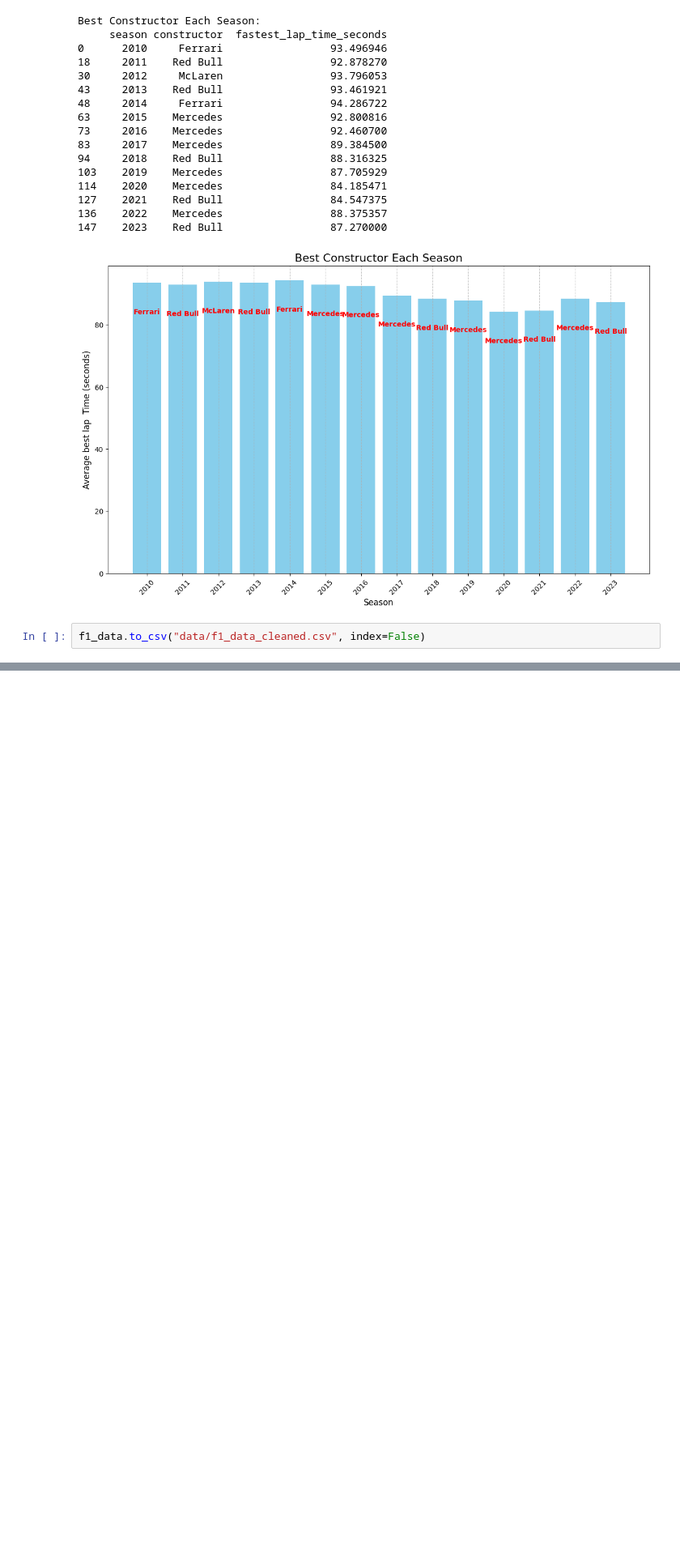
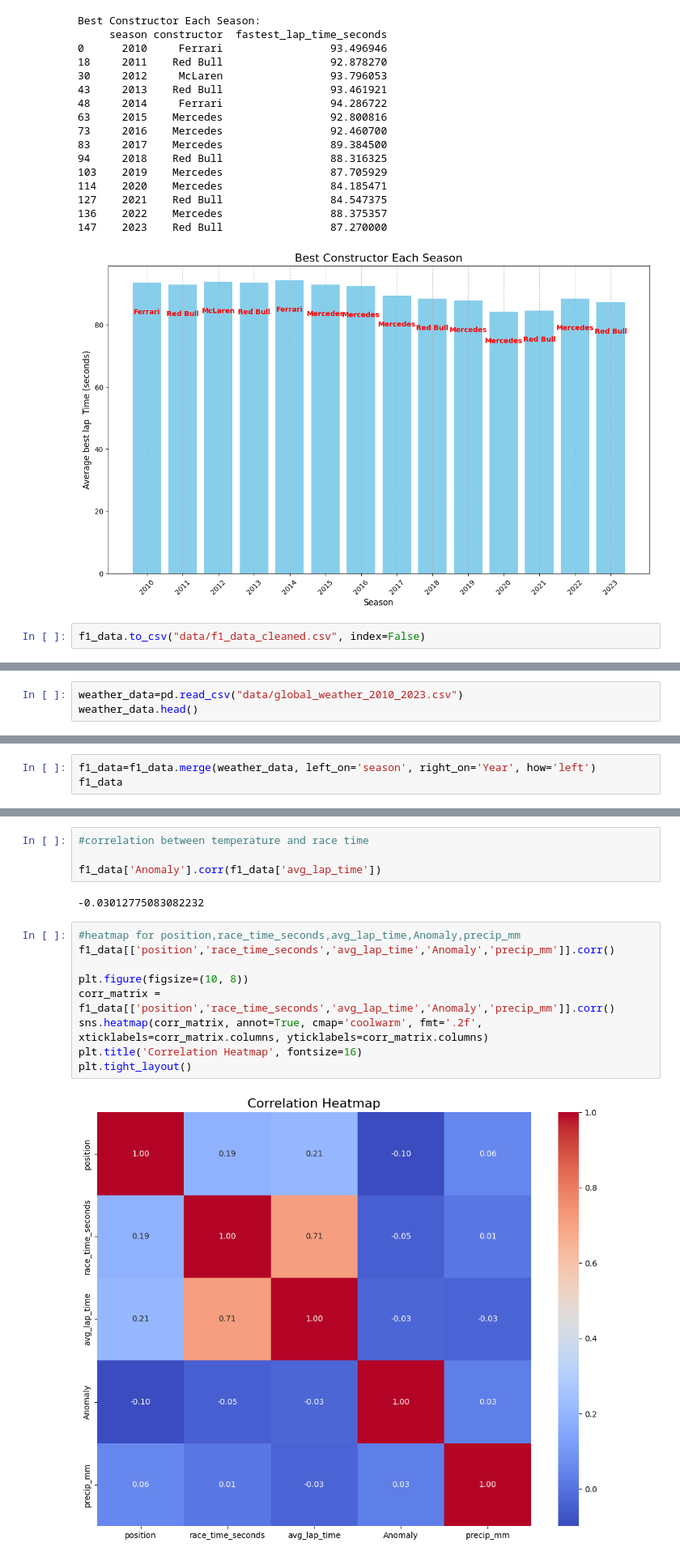
Before and after one commit to illinois-data-curation/is477-sp25-group33, a Jupyter notebook: datawrangling.ipynb, the cells around one changed output, grey strips where cells are left out. Shown: that part at 81% size. Cells and saved outputs as stored; diff of their text form; blank space fills up the shorter version.

```diff
--- a/datawrangling.ipynb
+++ b/datawrangling.ipynb
@@ -460,0 +463,3 @@ f1_data.to_csv("data/f1_data_cleaned.csv", index=False)
+# %%
+weather_data=pd.read_csv("data/global_weather_2010_2023.csv")
+weather_data.head()
@@ -460,0 +473,3 @@ f1_data.to_csv("data/f1_data_cleaned.csv", index=False)
+# %%
+f1_data=f1_data.merge(weather_data, left_on='season', right_on='Year', how='left')
+f1_data
@@ -460,0 +490,17 @@ f1_data.to_csv("data/f1_data_cleaned.csv", index=False)
+# %%
+#correlation between temperature and race time
+
+f1_data['Anomaly'].corr(f1_data['avg_lap_time'])
+# %% [output]
+-0.03012775083082232
+# %%
+#heatmap for position,race_time_seconds,avg_lap_time,Anomaly,precip_mm
+f1_data[['position','race_time_seconds','avg_lap_time','Anomaly','precip_mm']].corr()
+
+plt.figure(figsize=(10, 8))
+corr_matrix = f1_data[['position','race_time_seconds','avg_lap_time','Anomaly','precip_mm']].corr()
+sns.heatmap(corr_matrix, annot=True, cmap='coolwarm', fmt='.2f', xticklabels=corr_matrix.columns, yticklabels=corr_matrix.columns)
+plt.title('Correlation Heatmap', fontsize=16)
+plt.tight_layout()
+# %% [output]
+[figure, added]
```
Also changed, not shown: parts of 3 cells of this notebook.
